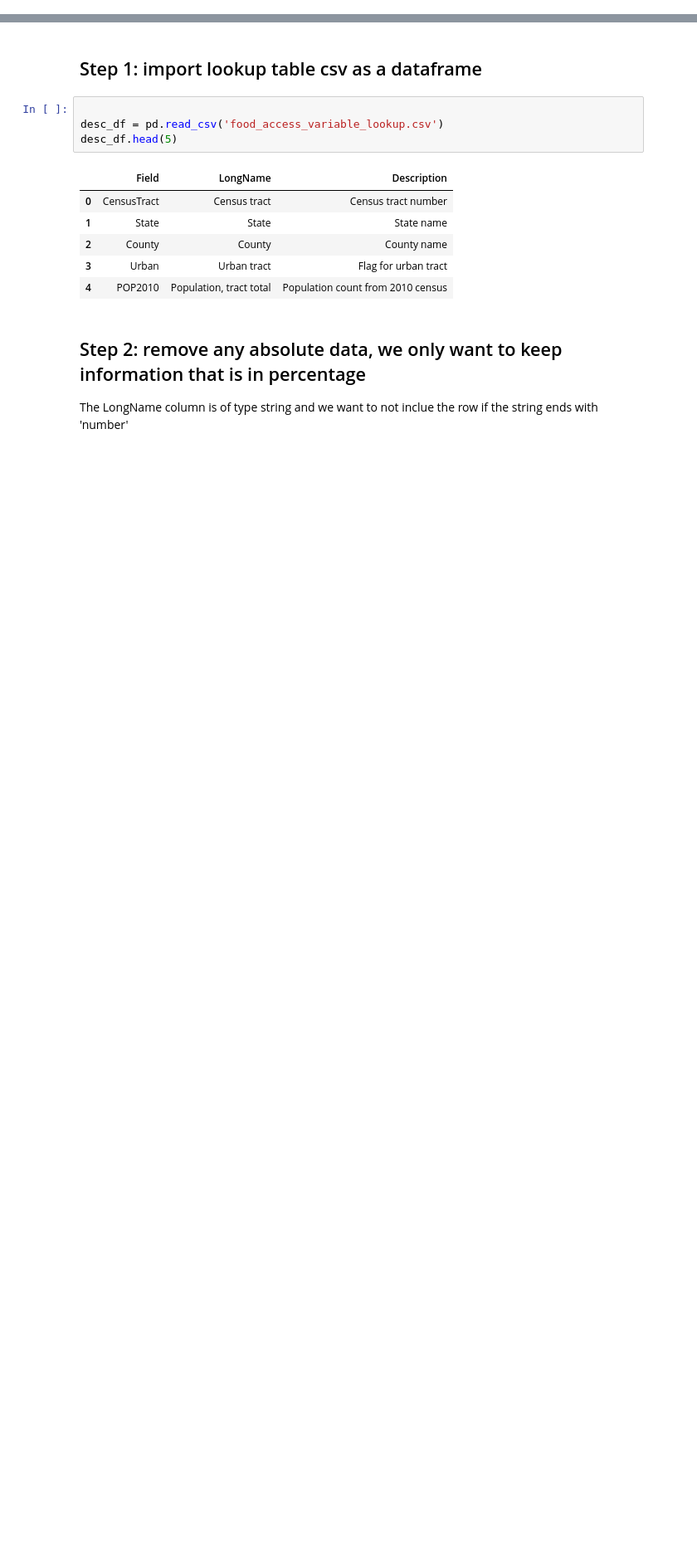
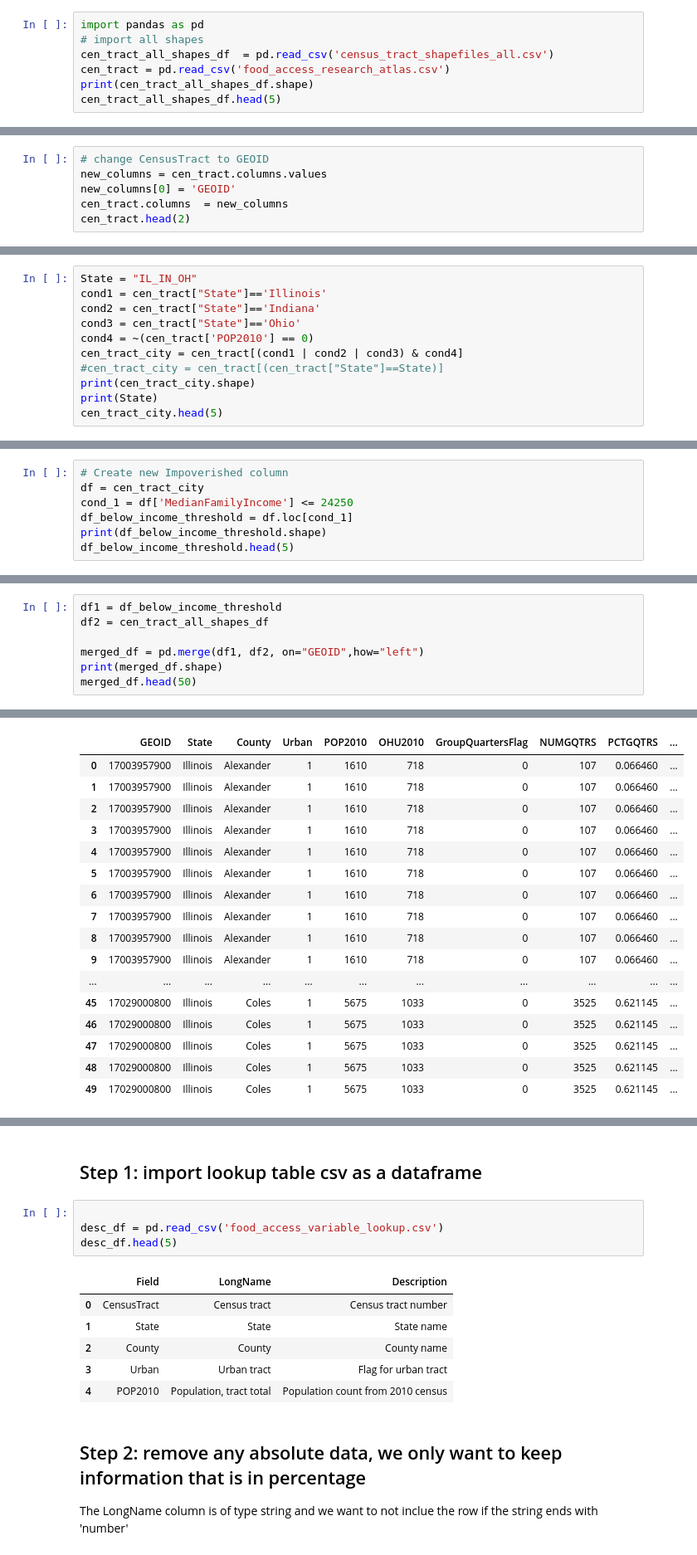
Before and after one commit to OliviaRodri/CEA_DEEP_LEARNING, a Jupyter notebook: resources/data_explore_OR.ipynb, the cells around one changed output, grey strips where cells are left out. Shown at 83% size. Saved outputs shown, nothing was run; the diff lists cells and outputs as text; blank space fills up the shorter version.

Commit message:
tableau notebook viz workings

```diff
--- a/resources/data_explore_OR.ipynb
+++ b/resources/data_explore_OR.ipynb
@@ -2,0 +1,7 @@ import pandas as pd
+# %%
+import pandas as pd
+# import all shapes
+cen_tract_all_shapes_df  = pd.read_csv('census_tract_shapefiles_all.csv')
+cen_tract = pd.read_csv('food_access_research_atlas.csv')
+print(cen_tract_all_shapes_df.shape)
+cen_tract_all_shapes_df.head(5)
@@ -2,0 +131,6 @@ import pandas as pd
+# %%
+# change CensusTract to GEOID
+new_columns = cen_tract.columns.values
+new_columns[0] = 'GEOID'
+cen_tract.columns  = new_columns
+cen_tract.head(2)
@@ -2,0 +146,11 @@ import pandas as pd
+# %%
+State = "IL_IN_OH"
+cond1 = cen_tract["State"]=='Illinois'
+cond2 = cen_tract["State"]=='Indiana'
+cond3 = cen_tract["State"]=='Ohio'
+cond4 = ~(cen_tract['POP2010'] == 0)
+cen_tract_city = cen_tract[(cond1 | cond2 | cond3) & cond4]
+#cen_tract_city = cen_tract[(cen_tract["State"]==State)]
+print(cen_tract_city.shape)
+print(State)
+cen_tract_city.head(5)
@@ -2,0 +183,7 @@ import pandas as pd
+# %%
+# Create new Impoverished column
+df = cen_tract_city
+cond_1 = df['MedianFamilyIncome'] <= 24250
+df_below_income_threshold = df.loc[cond_1]
+print(df_below_income_threshold.shape)
+df_below_income_threshold.head(5)
@@ -2,0 +214,8 @@ import pandas as pd
+# %%
+df1 = df_below_income_threshold
+df2 = cen_tract_all_shapes_df
+
+merged_df = pd.merge(df1, df2, on="GEOID",how="left")
+print(merged_df.shape)
+merged_df.head(50)
+# %% [output]
@@ -2,0 +223,17 @@ import pandas as pd
+|  | GEOID | State | County | Urban | POP2010 | OHU2010 | GroupQuartersFlag | NUMGQTRS | PCTGQTRS | ... |
+| 0 | 17003957900 | Illinois | Alexander | 1 | 1610 | 718 | 0 | 107 | 0.066460 | ... |
+| 1 | 17003957900 | Illinois | Alexander | 1 | 1610 | 718 | 0 | 107 | 0.066460 | ... |
+| 2 | 17003957900 | Illinois | Alexander | 1 | 1610 | 718 | 0 | 107 | 0.066460 | ... |
+| 3 | 17003957900 | Illinois | Alexander | 1 | 1610 | 718 | 0 | 107 | 0.066460 | ... |
+| 4 | 17003957900 | Illinois | Alexander | 1 | 1610 | 718 | 0 | 107 | 0.066460 | ... |
+| 5 | 17003957900 | Illinois | Alexander | 1 | 1610 | 718 | 0 | 107 | 0.066460 | ... |
+| 6 | 17003957900 | Illinois | Alexander | 1 | 1610 | 718 | 0 | 107 | 0.066460 | ... |
+| 7 | 17003957900 | Illinois | Alexander | 1 | 1610 | 718 | 0 | 107 | 0.066460 | ... |
+| 8 | 17003957900 | Illinois | Alexander | 1 | 1610 | 718 | 0 | 107 | 0.066460 | ... |
+| 9 | 17003957900 | Illinois | Alexander | 1 | 1610 | 718 | 0 | 107 | 0.066460 | ... |
+| ... | ... | ... | ... | ... | ... | ... | ... | ... | ... | ... |
+| 45 | 17029000800 | Illinois | Coles | 1 | 5675 | 1033 | 0 | 3525 | 0.621145 | ... |
+| 46 | 17029000800 | Illinois | Coles | 1 | 5675 | 1033 | 0 | 3525 | 0.621145 | ... |
+| 47 | 17029000800 | Illinois | Coles | 1 | 5675 | 1033 | 0 | 3525 | 0.621145 | ... |
+| 48 | 17029000800 | Illinois | Coles | 1 | 5675 | 1033 | 0 | 3525 | 0.621145 | ... |
+| 49 | 17029000800 | Illinois | Coles | 1 | 5675 | 1033 | 0 | 3525 | 0.621145 | ... |
```
Also changed, not shown: parts of 19 cells of this notebook.
